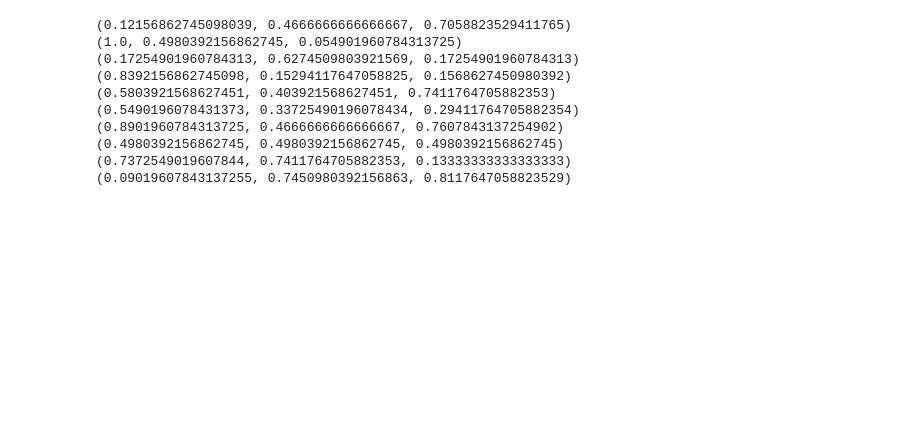
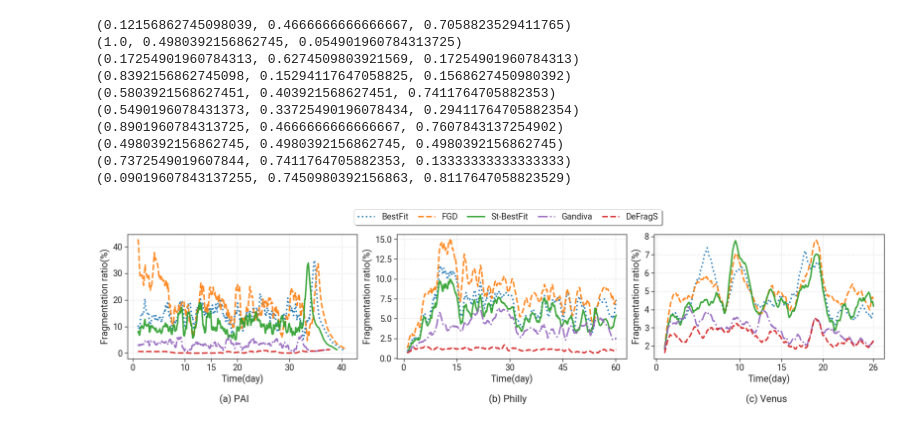
Before and after one commit to CUG-nhf/simulator, a Jupyter notebook: plot/result_plot.ipynb, the cells around one changed output. Drawn from its saved outputs; the diff is of its cells as text; code cells hidden in the pictures; blank space fills up the shorter version.

```diff
--- a/plot/result_plot.ipynb
+++ b/plot/result_plot.ipynb
@@ -36,0 +56,33 @@ for color in current_palette:
+# %%
+# fragmentation ration & gpu utilization
+fig, axes = plt.subplots(ncols=3, nrows=1, constrained_layout=True, figsize=(18, 4))
+
+for i, data in enumerate(data_name):
+	ax = axes[i]
+	for j, scheduler in enumerate(schedulers):
+		if data == 'PAI':
+			df = pd.read_csv(log_dir+f'/ali20/ali20_{scheduler}/all/{scheduler}_all_seq.csv')
+		elif data == 'Philly':
+			df = pd.read_csv(log_dir+f'/Philly/Philly_{scheduler}/all/{scheduler}_all_seq.csv')
+		elif data == 'Venus':
+			df = pd.read_csv(log_dir+f'/Venus_Sept/Venus_Sept_{scheduler}/all/{scheduler}_all_seq.csv')
+		y = df[data_type] *100
+		y_mean = y.rolling(window=window_size).mean()
+		ax.plot(range(len(y_mean)), y_mean, linestyles[j], alpha=0.9, label=labels[j], color=colors[j])
+
+	ax.set_xlabel(f"Time(day)")
+	ax.set_ylabel(f"Fragmentation ratio(%)")
+	#ax.legend(loc="upper right")
+
+	ax.set_xticks([tick * window_size for tick in xticks[i]])
+	ax.set_xticklabels(xticks[i])
+	ax.grid(linestyle=":")
+	ax.text(0.4, -0.35, f"({ax_number[i]}) {data}", transform=ax.transAxes, size=16)
+
+handles, labels = axes[0].get_legend_handles_labels()
+fig.legend(handles, labels, loc="upper center",bbox_to_anchor=(0.52, 1.15),ncol=5, columnspacing=1.1, fancybox=True,shadow=True,)
+save = True
+if save:
+	fig.savefig(f"../figures/experiment1_fragmenation_ration.pdf", bbox_inches="tight", dpi=600,)
+# %% [output]
+[figure, added]
```
Also changed, not shown: parts of 13 cells of this notebook, 21 other files.
